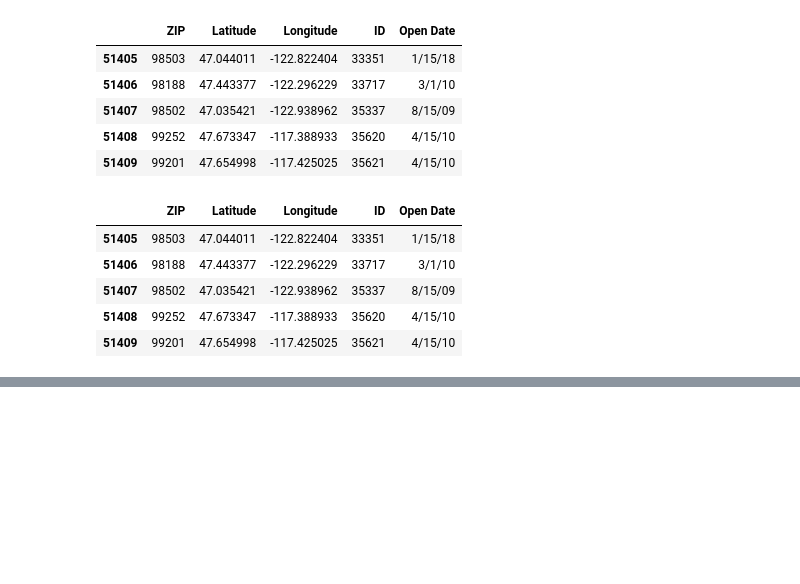
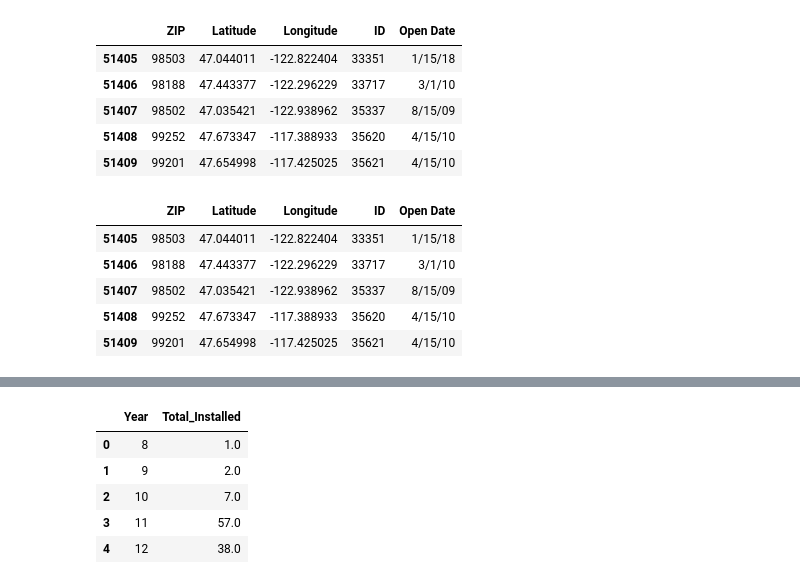
Before and after one commit to DavidN0809/ECGR-4105, a Jupyter notebook: Final Project/EV_Stations.ipynb, the cells around one changed output, grey strips where cells are left out. Drawn from its saved outputs; the diff is of its cells as text; code cells hidden in the pictures; blank space fills up the shorter version.

```diff
--- a/Final Project/EV_Stations.ipynb
+++ b/Final Project/EV_Stations.ipynb
@@ -103,0 +102,11 @@ EV_Stations_Test.head()
+# %%
+zipped = list(zip(arr, arr1))
+df = pd.DataFrame(zipped, columns=['Year', 'Total_Installed'])
+df.head()
+# %% [output]
+|  | Year | Total_Installed |
+| 0 | 8 | 1.0 |
+| 1 | 9 | 2.0 |
+| 2 | 10 | 7.0 |
+| 3 | 11 | 57.0 |
+| 4 | 12 | 38.0 |
```
Also changed, not shown: parts of 12 cells of this notebook.
